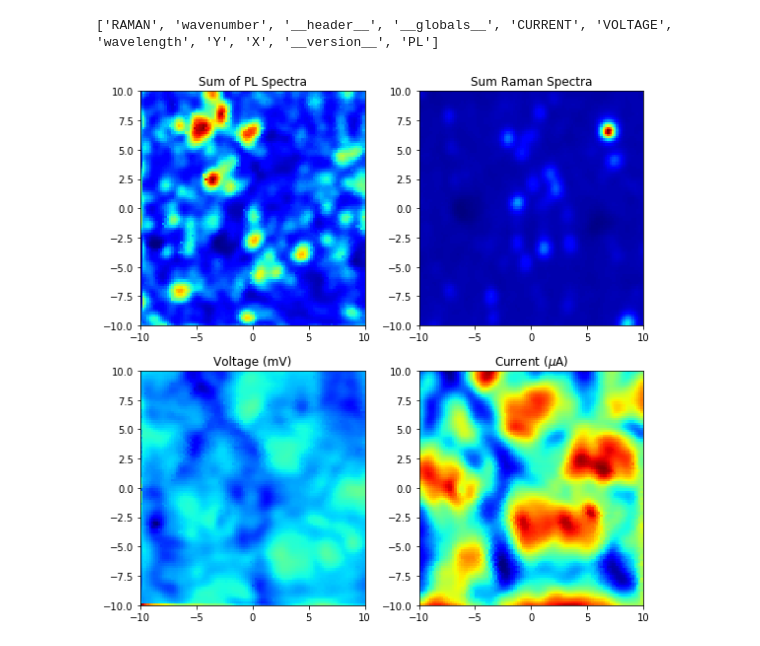
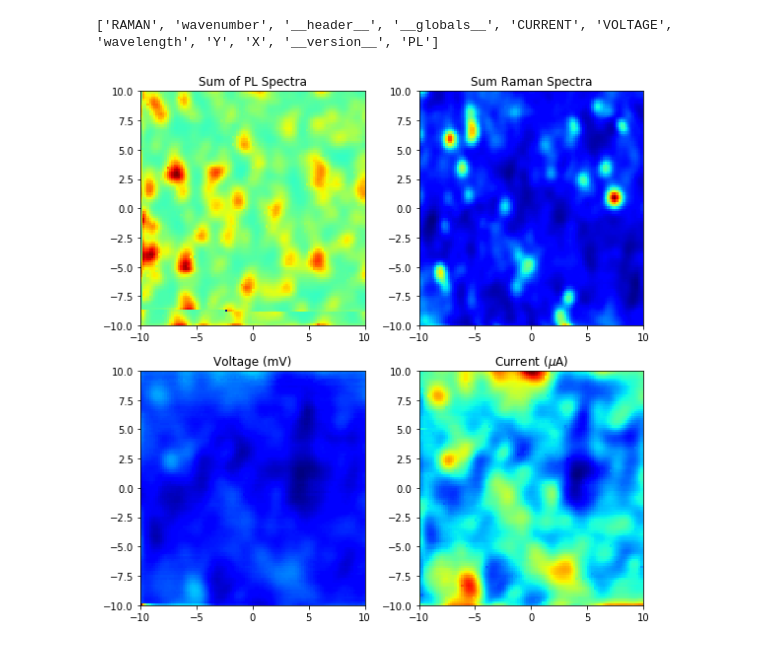
Before and after one commit to ttmn313/CIGS_Na_Analysis, a Jupyter notebook: PL_PCA.ipynb, the cells around one changed output. Cells and saved outputs as stored; diff of their text form; code cells hidden in the pictures.

Commit message:
Analysis for saph

```diff
--- a/PL_PCA.ipynb
+++ b/PL_PCA.ipynb
@@ -92,7 +92,7 @@ def get_PL_Raman_Current_Voltage_From_Matlab_File(fpath):
     return data,PL,RAMAN,wl,wn,current,voltage,x,y,x_pixels,y_pixels
 # %%
 #Load the Spectrum Files and Electrical Data from a Pre-processed matlab file
-file_path_to_renishaw_data = 'F:/Ren_Data/AIST_saph_naf.mat'
+file_path_to_renishaw_data = 'F:/Ren_Data/AIST_saph.mat'
 
 #use parenthesis to break long lines of code over multiple lines
 (dictionary_of_matlab_variables,
@@ -114,34 +114,34 @@ x_position_map, y_position_map = np.meshgrid(x_distance_um, y_distance_um)
 # spectra data has the shape [number_of_pixels, bins_in_energy_space]
 #sum the spectra to find total intensity: (axis=1) means you sum across all energies
 # summed_***_spectra now has shape  [number_of_pixels,]
 summed_raman_spectra = np.sum(raman_spectra, axis=1)
 summed_pl_spectra = np.sum(pl_spectra, axis=1)
 
 #reshape the summed_spectra to be:
 # [number_of_x_pixels, number_of_y_pixels]
 summed_pl_spectra_matrix = np.reshape(summed_pl_spectra, (number_of_x_pixels, number_of_y_pixels))
 summed_raman_spectra_matrix = np.reshape(summed_raman_spectra, (number_of_x_pixels, number_of_y_pixels))
 current_map_uA = np.reshape(current_amps*1E6, (number_of_x_pixels, number_of_y_pixels))
 voltage_map_mV = np.reshape(voltage_volts*1E3, (number_of_x_pixels, number_of_y_pixels))
 
 #Visualize the Data
 f,ax = plt.subplots(2,2,figsize=(8,8))
 ax[0,0].pcolor(x_position_map, y_position_map, summed_pl_spectra_matrix, cmap='jet')
 ax[0,0].set_title('Sum of PL Spectra')
 ax[0,1].pcolor(x_position_map, y_position_map, summed_raman_spectra_matrix, cmap='jet')
 ax[0,1].set_title('Sum Raman Spectra')
 ax[1,1].pcolor(x_position_map, y_position_map, current_map_uA, cmap='jet')
 ax[1,1].set_title('Current ($\mu$A)')
 ax[1,0].pcolor(x_position_map, y_position_map, voltage_map_mV, cmap='jet')
 ax[1,0].set_title('Voltage (mV)')
 plt.tight_layout()
 
 
 
 plt.show()
 # %% [output]
 ['RAMAN', 'wavenumber', '__header__', '__globals__', 'CURRENT', 'VOLTAGE', 'wavelength', 'Y', 'X', '__version__', 'PL']
-[figure, old version]
+[figure, new version]
 # %%
 print pl_spectra.shape
 SPECTRA = normalize_spectra_to_1(np.array(pl_spectra))
```
Also changed, not shown: parts of 8 cells of this notebook.
